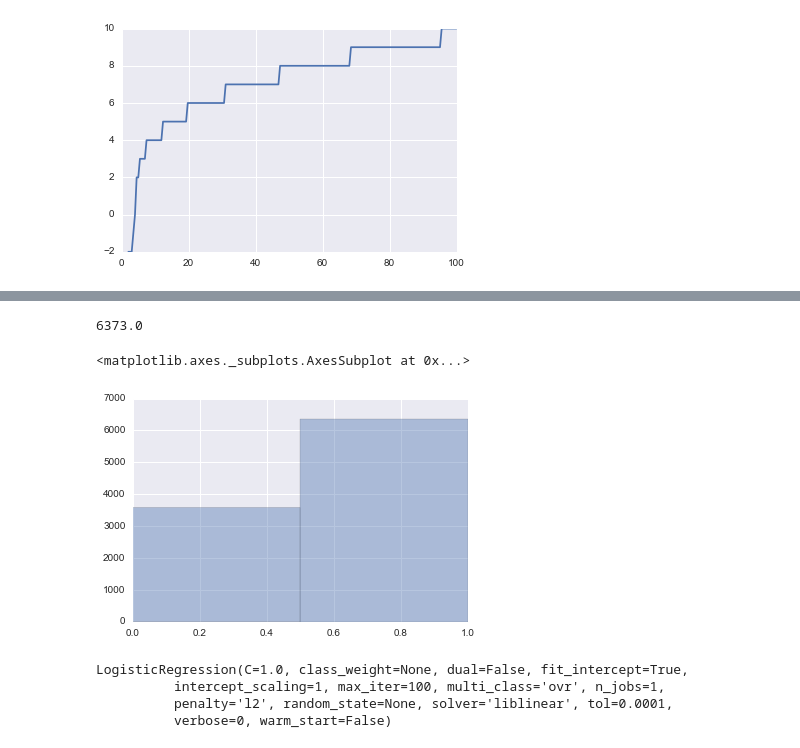
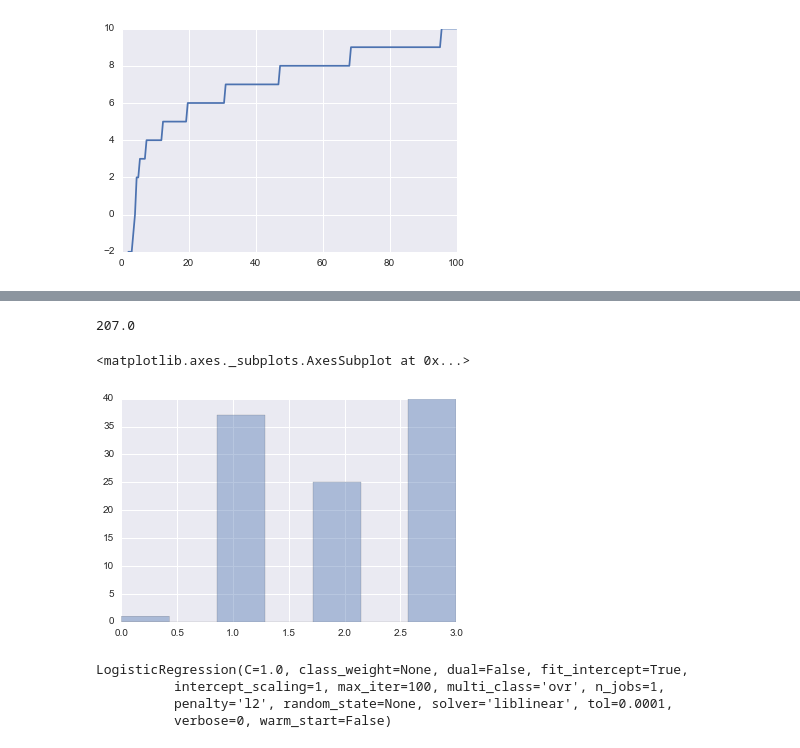
Before and after one commit to rtbs-dev/PyQNim, a Jupyter notebook: robber/robbery_q.ipynb, the cells around one changed output, grey strips where cells are left out. Saved outputs shown, nothing was run; the diff lists cells and outputs as text; code cells hidden in the pictures.

```diff
--- a/robber/robbery_q.ipynb
+++ b/robber/robbery_q.ipynb
@@ -94,16 +176,18 @@ control = np.array(control)
 # clf.fit(np.array(states), np.array(control))
 # %%
 who_rob = np.zeros(len(control))
-who_rob[control!='(0, 0, 0, 0)']=1
-who_rob[who_rob!=1]=0
+who_rob[control=='(1, -1, 0, 0)']=1
+who_rob[control=='(1, 0, -1, 0)']=2
+who_rob[control=='(1, 0, 0, -1)']=3
+# who_rob[who_rob!=1]=0
 print who_rob.sum()
 # %% [output]
-6373.0
+207.0
 # %%
-sns.distplot(who_rob, bins=2, kde=False)
+sns.distplot(who_rob, bins=7, kde=False)
 # %% [output]
 <matplotlib.axes._subplots.AxesSubplot at 0x...>
-[figure, old version]
+[figure, new version]
 # %%
 
 lr = LogisticRegression()
```
Also changed, not shown: parts of 34 cells of this notebook, 3 other files.
